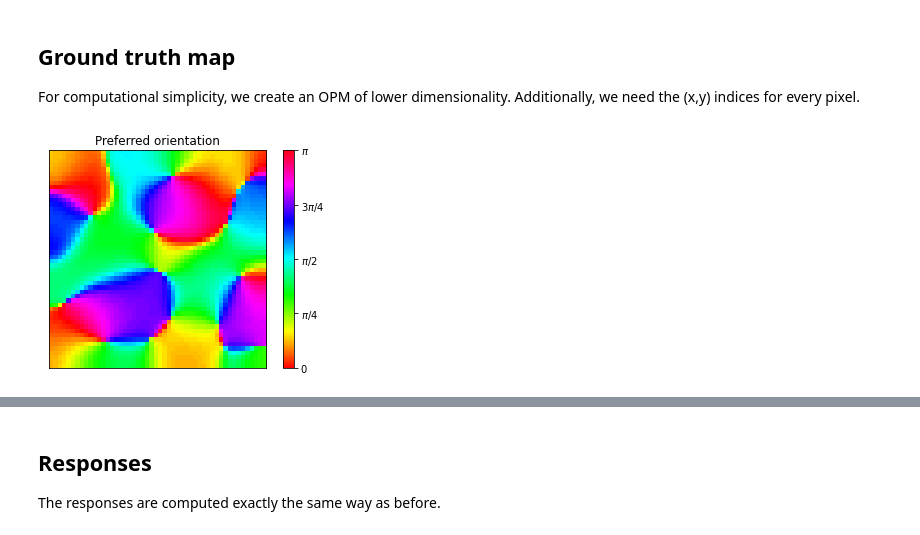
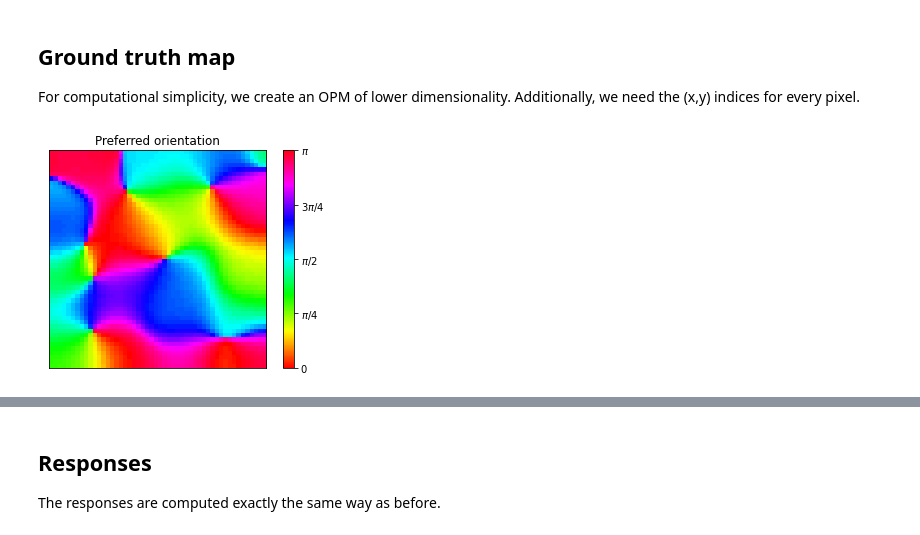
Before and after one commit to mackelab/gp-maps-python, a Jupyter notebook: demos/BayesianOPM.ipynb, the cells around one changed output, grey strips where cells are left out. Drawn from its saved outputs; the diff is of its cells as text; code cells hidden in the pictures.

```diff
--- a/demos/BayesianOPM.ipynb
+++ b/demos/BayesianOPM.ipynb
@@ -21,18 +21,18 @@ For computational simplicity, we create an OPM of lower dimensionality. Addition
 # %%
 size = (50,50)
 
 n = size[0] * size[1]
 d = 3
 
 # ground truth opm
 m = make_opm(size=size, sigma=6., k=2., alpha=1.)
 
-f, ax, _ = plot_opm(m)
+f, ax, _ = plot_opm(m[0] + 1j * m[1])
 
 plt.show()
 
 idx = get_2d_indices(size)
 # %% [output]
-[figure, old version]
+[figure, new version]
 # %%
 idx.shape
```
Also changed, not shown: parts of 21 cells of this notebook, 1 other file.
